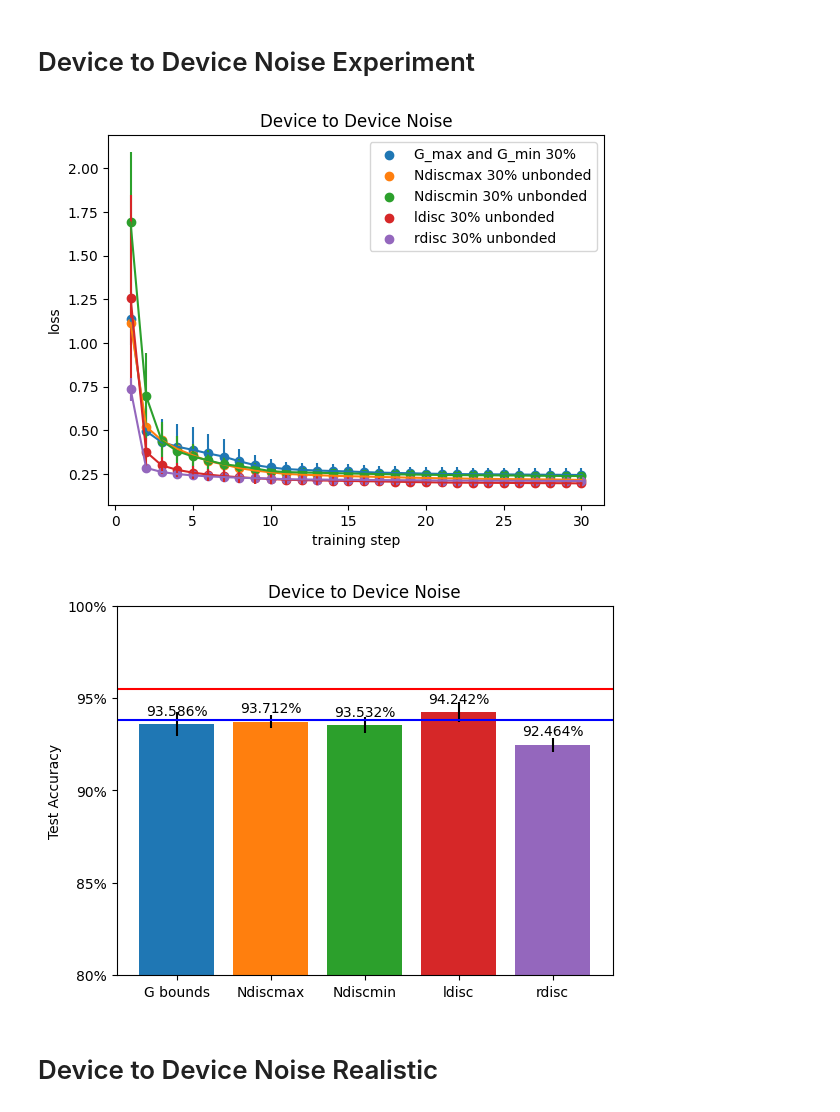
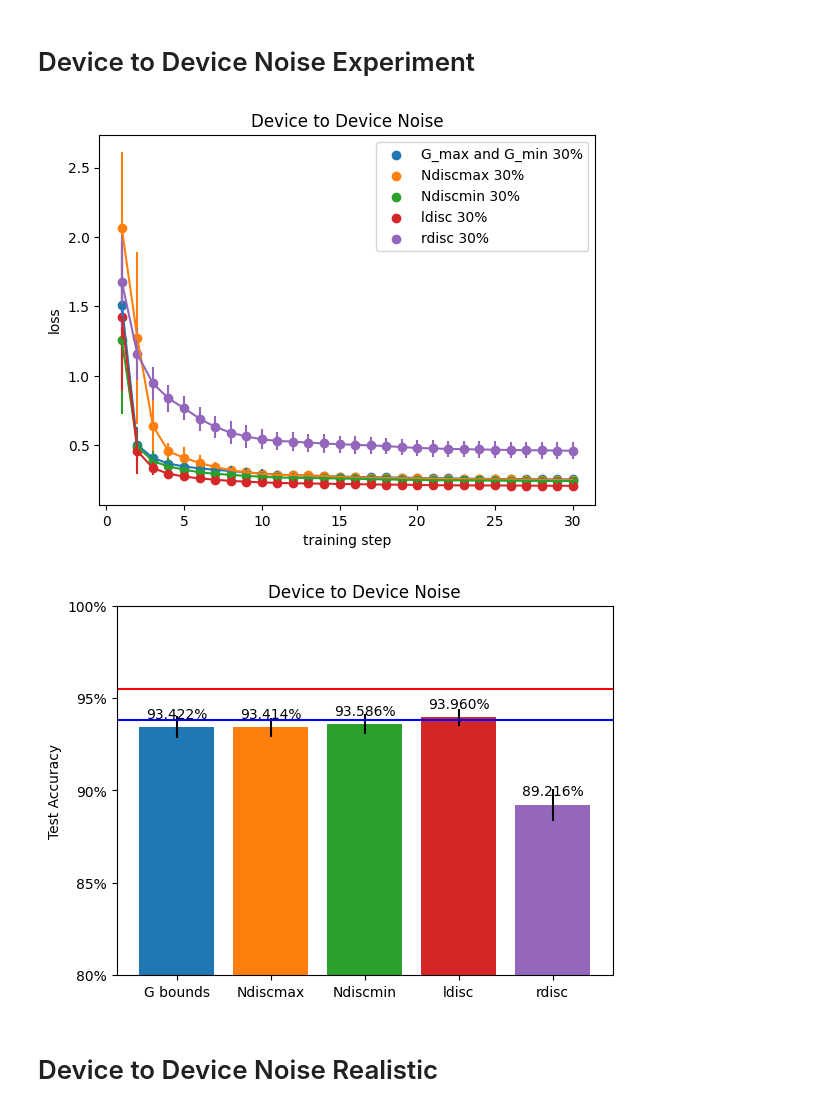
Before and after one commit to IBM/aihwkit, a Jupyter notebook: JART_v1b_tests/wandb_plots.ipynb, the cells around one changed output. Cells and saved outputs as stored; diff of their text form; code cells hidden in the pictures.

```diff
--- a/JART_v1b_tests/wandb_plots.ipynb
+++ b/JART_v1b_tests/wandb_plots.ipynb
@@ -19,8 +19,13 @@ for run in runs:
 # baselines
 Floating_Point_Baseline_run_id = []
 noise_free_run_id = []
-# dtod noise
+# dtod noise bounded
 w_max_and_w_min_30_run_id = []
+Ndiscmax_dtod_30_run_id = []
+Ndiscmin_dtod_30_run_id = []
+ldet_dtod_30_run_id = []
+rdet_dtod_30_run_id = []
+# dtod noise unbunded
 Ndiscmax_dtod_30_unbonded_run_id = []
 Ndiscmin_dtod_30_unbonded_run_id = []
 ldet_dtod_30_unbonded_run_id = []
@@ -33,9 +38,11 @@ ldet_dtod_realistic_run_id = []
 rdet_dtod_realistic_run_id = []
 # ctoc noise
 # Ndiscmax
+Ndiscmax_ctoc_90_run_id = []
 Ndiscmax_ctoc_30_run_id = []
 Ndiscmax_ctoc_10_run_id = []
 # Ndiscmin
+Ndiscmin_ctoc_10_run_id = []
 Ndiscmin_ctoc_30_run_id = []
 Ndiscmin_ctoc_90_run_id = []
 # ldet
@@ -60,6 +67,16 @@ for i in range(len(job_list)):
 
     if job_list[i] == 'w_max_and_w_min_30%':
         w_max_and_w_min_30_run_id.append(i)
+    if job_list[i] == 'Ndiscmax_dtod_30%':
+        Ndiscmax_dtod_30_run_id.append(i)
+    if job_list[i] == 'Ndiscmin_dtod_30%':
+        Ndiscmin_dtod_30_run_id.append(i)
+    if job_list[i] == 'ldet_dtod_30%':
+        ldet_dtod_30_run_id.append(i)
+    if job_list[i] == 'rdet_dtod_30%':
+        rdet_dtod_30_run_id.append(i)
+
+
     if job_list[i] == 'Ndiscmax_dtod_30%_unbonded':
         Ndiscmax_dtod_30_unbonded_run_id.append(i)
     if job_list[i] == 'Ndiscmin_dtod_30%_unbonded':
@@ -80,11 +97,15 @@ for i in range(len(job_list)):
     if job_list[i] == 'rdet_dtod_realistic':
         rdet_dtod_realistic_run_id.append(i)
 
+    if job_list[i] == 'Ndiscmax_ctoc_10%':
+        Ndiscmax_ctoc_10_run_id.append(i)
     if job_list[i] == 'Ndiscmax_ctoc_30%':
         Ndiscmax_ctoc_30_run_id.append(i)
-    if job_list[i] == 'Ndiscmax_ctoc_10%':
-        Ndiscmax_ctoc_10_run_id.append(i)
+    if job_list[i] == 'Ndiscmax_ctoc_90%':
+        Ndiscmax_ctoc_90_run_id.append(i)
 
+    if job_list[i] == 'Ndiscmin_ctoc_10%':
+        Ndiscmin_ctoc_10_run_id.append(i)
     if job_list[i] == 'Ndiscmin_ctoc_30%':
         Ndiscmin_ctoc_30_run_id.append(i)
     if job_list[i] == 'Ndiscmin_ctoc_90%':
@@ -244,17 +265,17 @@ plot_data_accuracy_with_bar(data = runs, plot_run_ids = run_ids, title = 'Baseli
 # %%
 run_ids = []
 run_ids.append(w_max_and_w_min_30_run_id)
-run_ids.append(Ndiscmax_dtod_30_unbonded_run_id)
-run_ids.append(Ndiscmin_dtod_30_unbonded_run_id)
-run_ids.append(ldet_dtod_30_unbonded_run_id)
-run_ids.append(rdet_dtod_30_unbonded_run_id)
-job_names=["G_max and G_min 30%", "Ndiscmax 30% unbonded", "Ndiscmin 30% unbonded", "ldisc 30% unbonded", "rdisc 30% unbonded"]
+run_ids.append(Ndiscmax_dtod_30_run_id)
+run_ids.append(Ndiscmin_dtod_30_run_id)
+run_ids.append(ldet_dtod_30_run_id)
+run_ids.append(rdet_dtod_30_run_id)
+job_names=["G_max and G_min 30%", "Ndiscmax 30%", "Ndiscmin 30%", "ldisc 30%", "rdisc 30%"]
 plot_data_loss(data = runs, plot_run_ids = run_ids, title = 'Device to Device Noise', job_names=job_names)
 job_names=["G bounds", "Ndiscmax", "Ndiscmin", "ldisc", "rdisc"]
 plot_data_accuracy_with_bar(data = runs, plot_run_ids = run_ids, title = 'Device to Device Noise', Floating_Point_Accuracy = Floating_Point_Accuracy, noise_free_Accuracy = noise_free_Accuracy, job_names=job_names)
 # %% [output]
-[figure, old version]
+[figure, new version]
-[figure, old version]
+[figure, new version]
 # %% [markdown]
 # Device to Device Noise Realistic
 # %%
```
Also changed, not shown: parts of 3 cells of this notebook, 44 other files.
